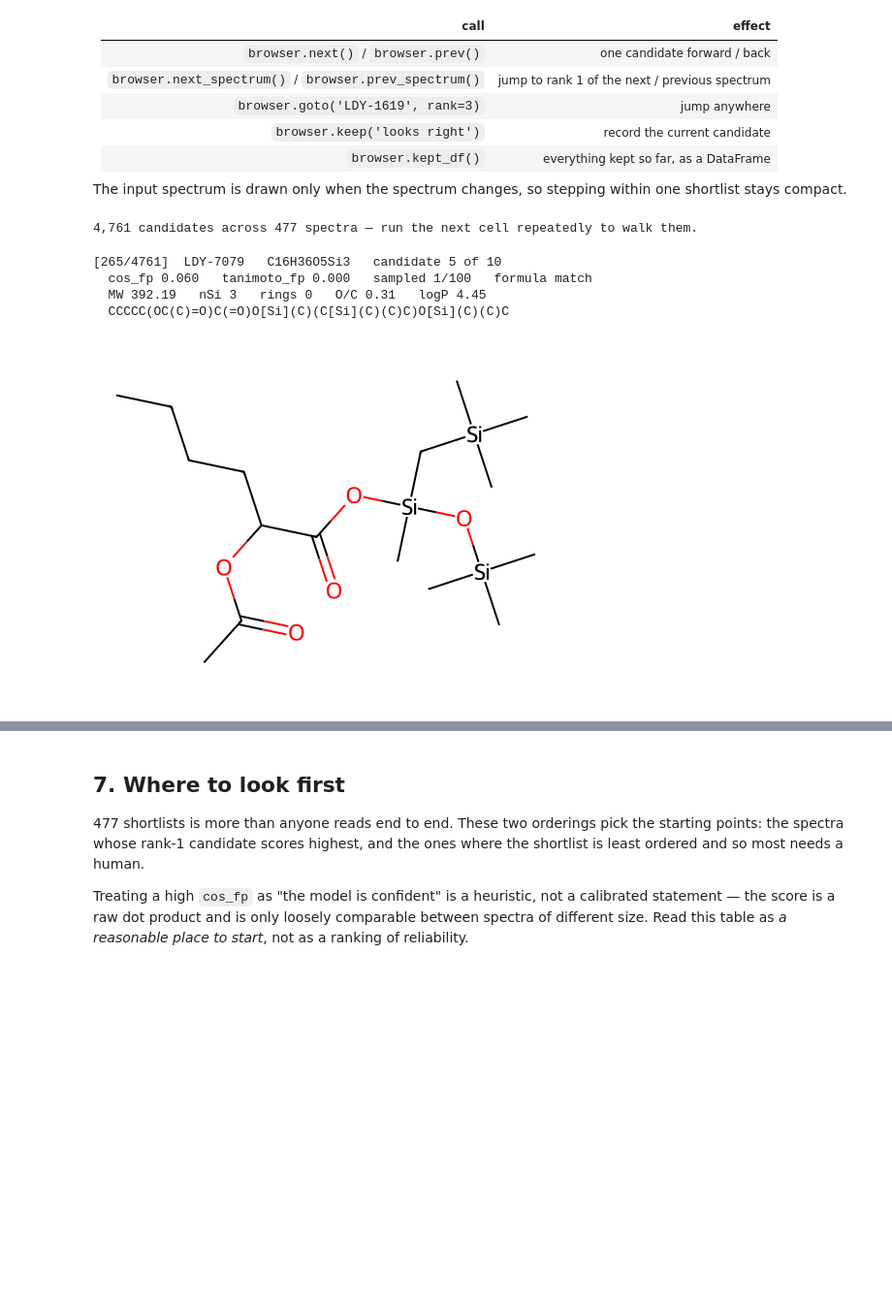
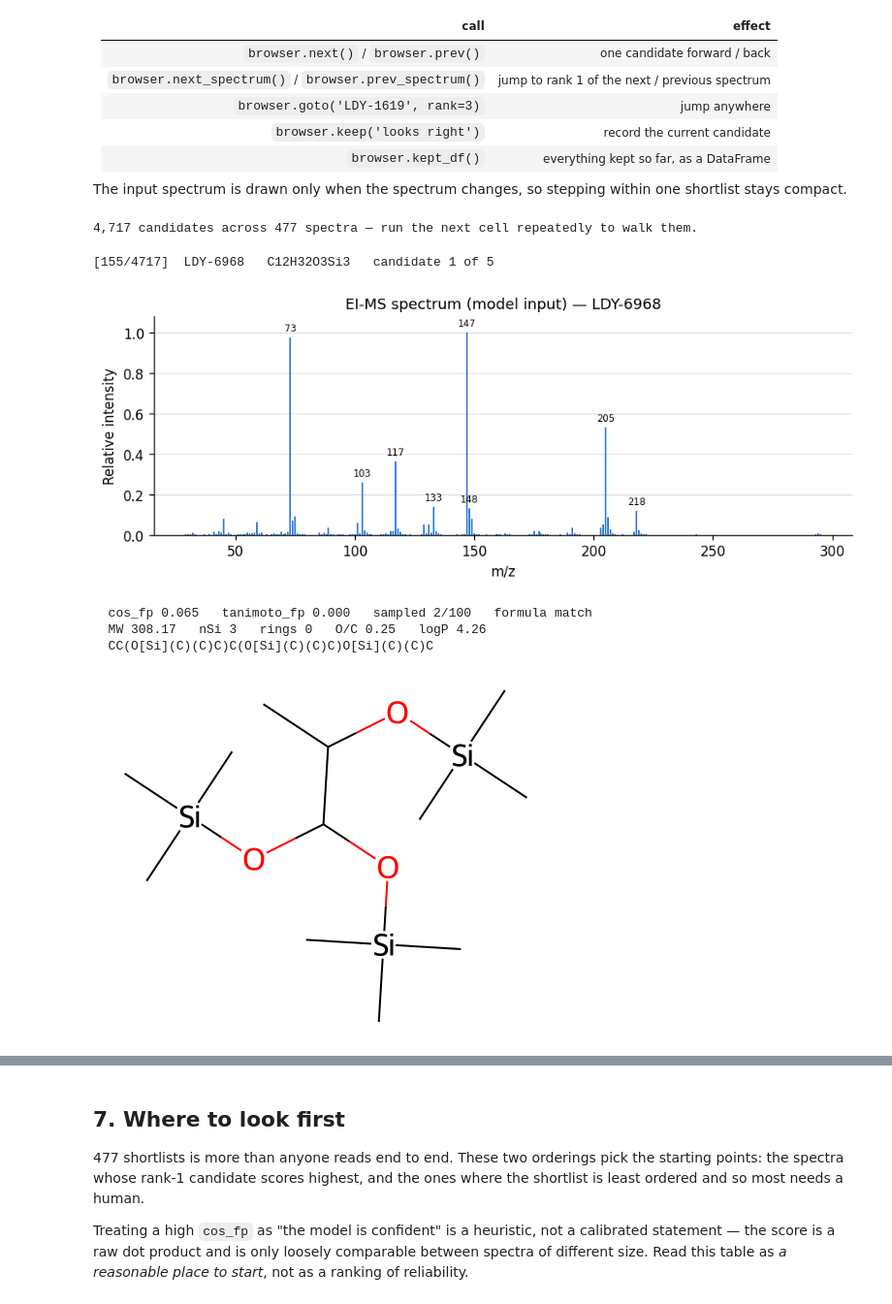
Before and after one commit to kuulia/DiffEIMS, a Jupyter notebook: notebooks/inspect_yee_candidates.ipynb, the cells around one changed output, grey strips where cells are left out. Shown at 97% size. Cells and saved outputs as stored; diff of their text form; code cells hidden in the pictures; blank space fills up the shorter version.

```diff
--- a/notebooks/inspect_yee_candidates.ipynb
+++ b/notebooks/inspect_yee_candidates.ipynb
@@ -75,7 +75,7 @@ TIE_ROUND = 3
 MORGAN_R, MORGAN_NBITS = 2, 2048
 
 # Run directory: outputs/<date>/<time>-inference produced by src/inference.py.
-RUN_GLOB = 'data/outputs/*/*-inference'
+RUN_GLOB = 'data/init_yee_inf/outputs/*/*-inference'
 CACHE    = 'data/candidates_cache.pkl'   # rebuilt table, ~1 min to compute
 
 # Optional: the input spectra, for the spectrum panel in the viewer. Not copied
@@ -763,12 +782,13 @@ browser = CandidateBrowser()
 print(f'{len(browser.rows):,} candidates across {browser.rows["uid"].nunique()} '
       f'spectra — run the next cell repeatedly to walk them.')
 # %% [output]
-4,761 candidates across 477 spectra — run the next cell repeatedly to walk them.
+4,717 candidates across 477 spectra — run the next cell repeatedly to walk them.
 # %%
-browser.next()
+browser.goto(16)
 # %% [output]
-[265/4761]  LDY-7079   C16H36O5Si3   candidate 5 of 10
-  cos_fp 0.060   tanimoto_fp 0.000   sampled 1/100   formula match
-  MW 392.19   nSi 3   rings 0   O/C 0.31   logP 4.45
-  CCCCC(OC(C)=O)C(=O)O[Si](C)(C[Si](C)(C)C)O[Si](C)(C)C
+[155/4717]  LDY-6968   C12H32O3Si3   candidate 1 of 5
-[figure, old version]
+[figure, new version]
+  cos_fp 0.065   tanimoto_fp 0.000   sampled 2/100   formula match
+  MW 308.17   nSi 3   rings 0   O/C 0.25   logP 4.26
+  CC(O[Si](C)(C)C)C(O[Si](C)(C)C)O[Si](C)(C)C
+[figure, added]
```
Also changed, not shown: parts of 15 cells of this notebook, 10 other files.
